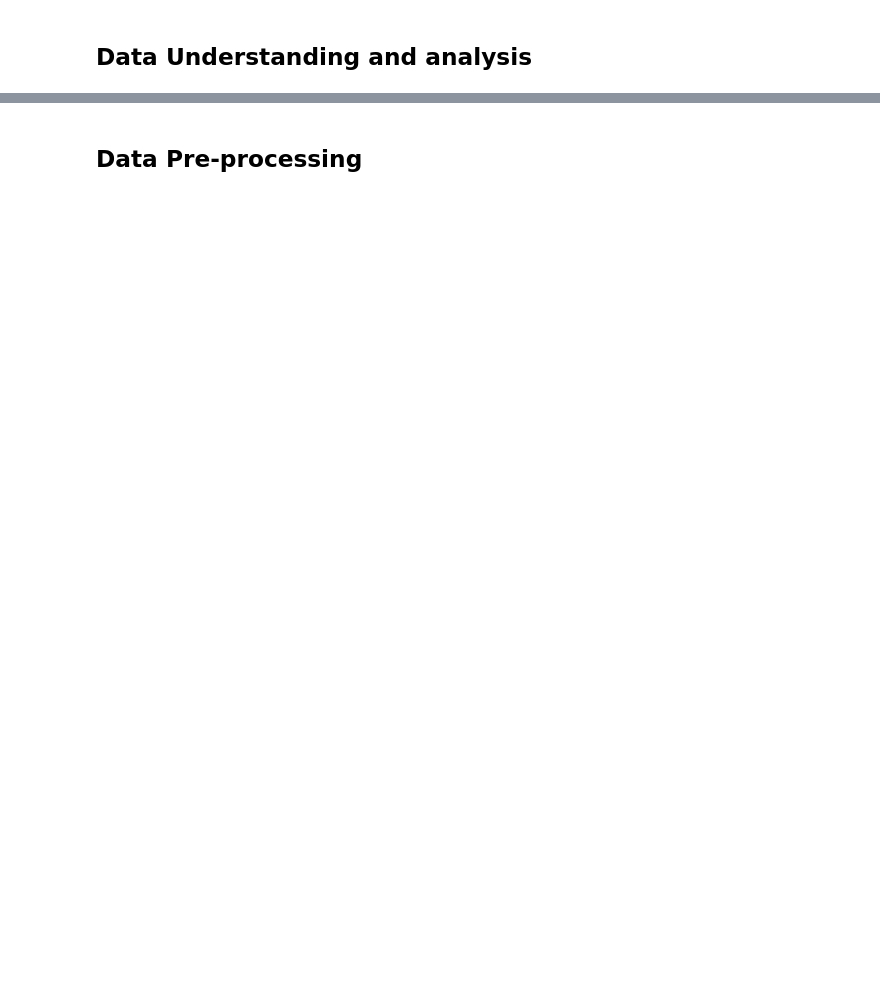
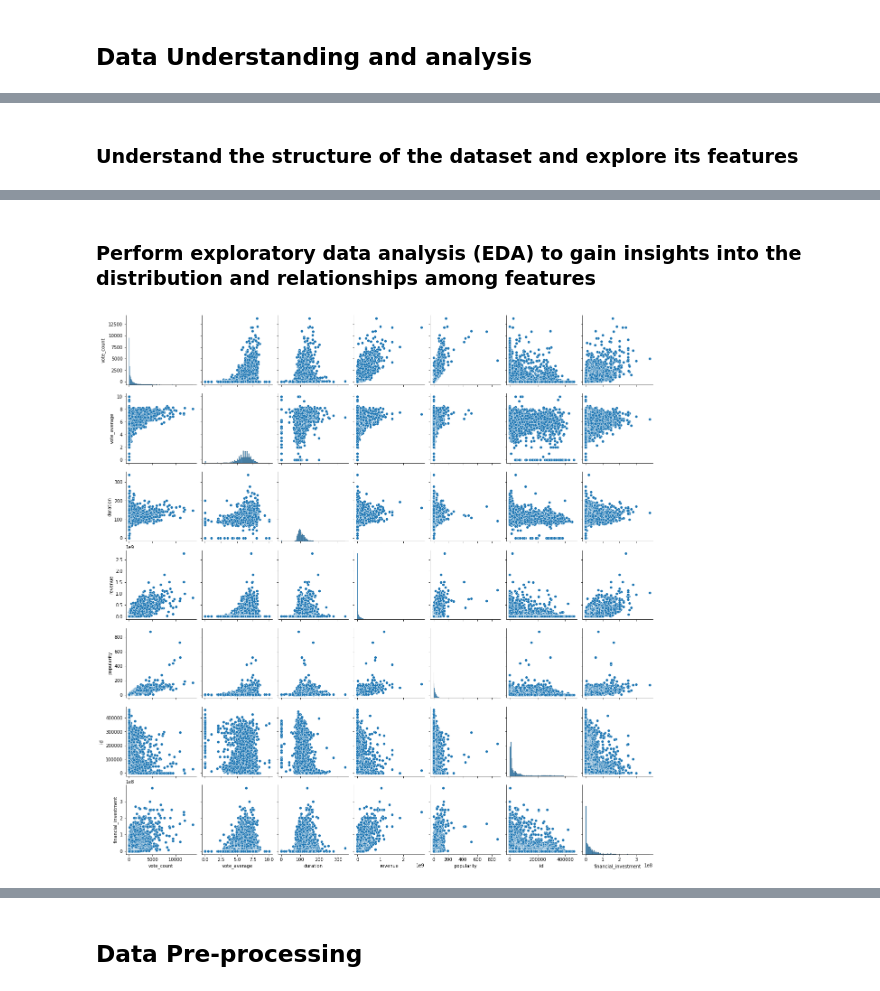
Before and after one commit to rirankunda/projet, a Jupyter notebook: main.ipynb, the cells around one changed output, grey strips where cells are left out. Drawn from its saved outputs; the diff is of its cells as text; code cells hidden in the pictures; blank space fills up the shorter version.

```diff
--- a/main.ipynb
+++ b/main.ipynb
@@ -24,3 +38,5 @@ dataset_data.head()
+# %% [markdown]
+### Understand the structure of the dataset and explore its features
 # %%
 dataset_data.describe()
 # %% [output]
@@ -33,3 +49,10 @@ dataset_data.describe()
 | 50% | 235.000000 | 6.200000 | 103.000000 | 1.918402e+07 | 12.921594 | 14629.000000 | 1.480000e+07 |
 | 75% | 737.000000 | 6.800000 | 118.000000 | 9.311911e+07 | 28.313505 | 58610.500000 | 4.000000e+07 |
 | max | 13752.000000 | 10.000000 | 338.000000 | 2.787965e+09 | 875.581305 | 459488.000000 | 3.800000e+08 |
+# %% [markdown]
+### Perform exploratory data analysis (EDA) to gain insights into the distribution and relationships among features
+# %%
+sns.pairplot(dataset_data)
+plt.show()
+# %% [output]
+[figure, added]
```
Also changed, not shown: parts of 36 cells of this notebook.
